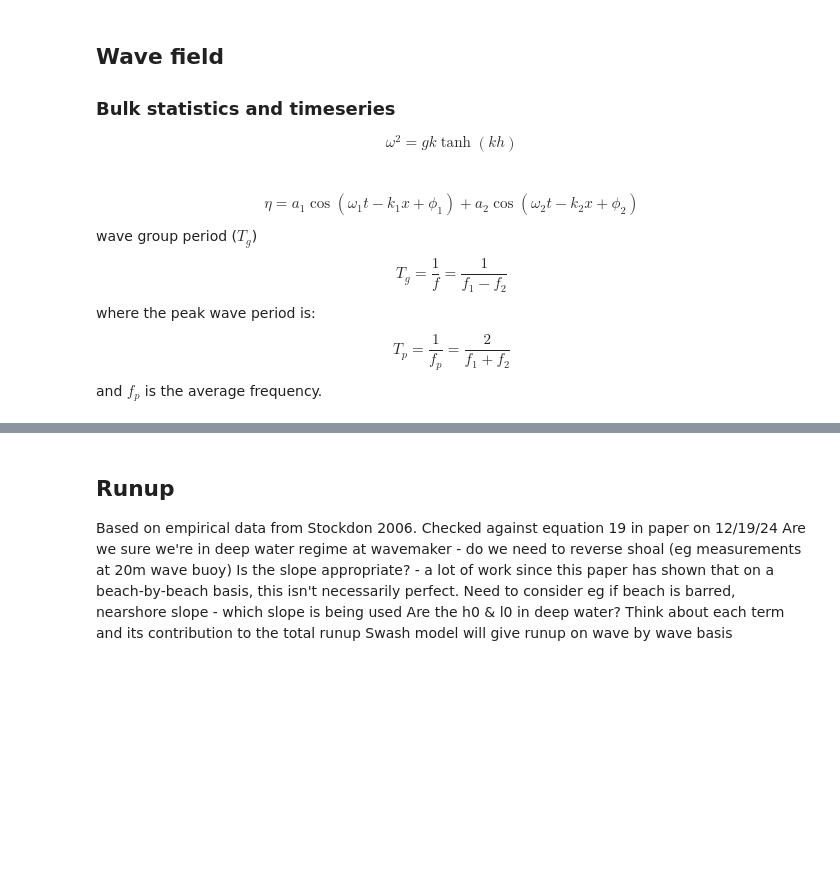
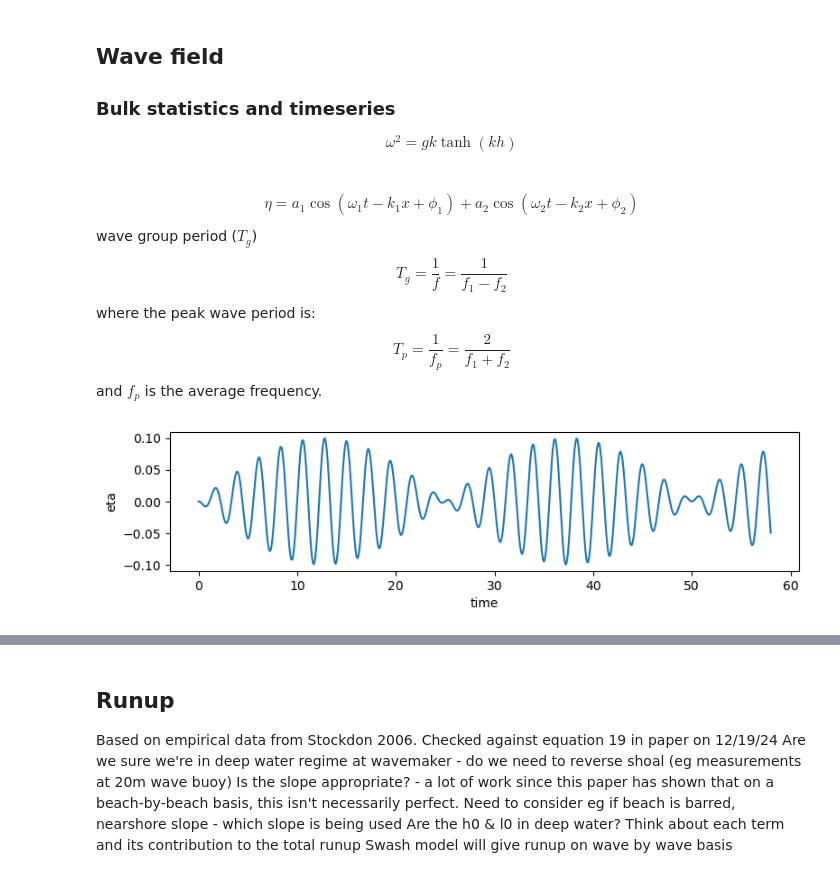
Before and after one commit to chegermiller/sedcolab-stone, a Jupyter notebook: lab-scaling/lab_scaling_interact.ipynb, the cells around one changed output, grey strips where cells are left out. Cells and saved outputs as stored; diff of their text form; code cells hidden in the pictures; blank space fills up the shorter version.

```diff
--- a/lab-scaling/lab_scaling_interact.ipynb
+++ b/lab-scaling/lab_scaling_interact.ipynb
@@ -411,3 +419,24 @@ composite slope due to user input
+# %%
+def findpeaks(wstimeseries):
+    dz = [wstimeseries[i+1] - wstimeseries[i] for i in range(len(wstimeseries)-1)]
+    dz.append(-99) # not really needed but it helps w/ thinking about indices since dz will be one shorter than wstimeseries ("missing" element at right end)
+    dz = np.array(dz)
+    indices = np.where((dz[:-1] >=0) & (dz[1:] < 0))[0]
+    heights = wstimeseries[indices + 1]
+    maxHeight = max(heights)
+    maxInd = np.where(wstimeseries == maxHeight)[0]
+    minHeight = min(heights)
+    minInd = np.where(wstimeseries == minHeight)[0]
+    return maxHeight, maxInd, minHeight, minInd
+
+def findMinH(wstimeseries):
+    dz = [wstimeseries[i+1] - wstimeseries[i] for i in range(len(wstimeseries)-1)]
+    dz.append(-99) # not really needed but it helps w/ thinking about indices since dz will be one shorter than wstimeseries ("missing" element at right end)
+    dz = np.array(dz)
+    indices = np.where((dz[:-1] >=0) & (dz[1:] < 0))[0]
+    heights = wstimeseries[indices + 1]
+    minHeight = min(heights)
+    return minHeight
 # %% [markdown]
 ## Wave field
 
@@ -423,29 +452,47 @@ and $f_p$ is the average frequency.
 # %%
 def calc_wave_field(a1, a2, f1, f2, swl):
     # bichromatic wave period and wavelength:
     T = 2 / (f1 + f2)
     Tg = 1 / (f1 - f2)
     [omega, k0] = calc_omega_k(1/T,swl)
     L0 = 2 * np.pi / k0
 
     # max height
     H0 = 2 * (a1 + a2)
     a0 = H0 / 2
     h0 = swl
 
     # calc omega, k
     [omega1, k1] = calc_omega_k(f1,swl)
     [omega2, k2] = calc_omega_k(f2,swl)
 
     # Define the parameters
     xp = 0#np.arange(0, 58.1, 0.1)#200.1, 0.1)
     tp = np.arange(0, 58.1, 0.1)#200.1, 0.1)
 
     # define phase lags
     phi1 = 180
     phi2 = 0
 
     # Define the wave expressions
     eta0 = a1 * np.cos(omega1 * tp - k1 * xp + np.deg2rad(phi1)) + a2 * np.cos(omega2 * tp - k2 * xp + np.deg2rad(phi2))
 
-    return T, Tg, omega, k0, L0, H0, a0, h0, omega1, k1, omega2, k2, xp, tp, phi1, phi2, eta0
+    Hmin = findMinH(eta0)
+
+    return T, Tg, omega, k0, L0, H0, a0, h0, omega1, k1, omega2, k2, xp, tp, phi1, phi2, eta0, Hmin
+
+a1 = 0.05
+a2 = 0.05
+f1 = 0.43
+f2 = 0.47
+swl = 1.3
+T, Tg, omega, k0, L0, H0, a0, h0, omega1, k1, omega2, k2, xp, tp, phi1, phi2, eta0, Hmin = calc_wave_field(a1, a2, f1, f2, swl)
+
+fig, ax = plt.subplots(1, figsize=(9, 2))
+ax.plot(tp, eta0)
+plt.xlabel('time')
+plt.ylabel('eta')
+plt.show()
+#print(eta0)
+# %% [output]
+[figure, added]
```
Also changed, not shown: parts of 13 cells of this notebook, 10 other files.
